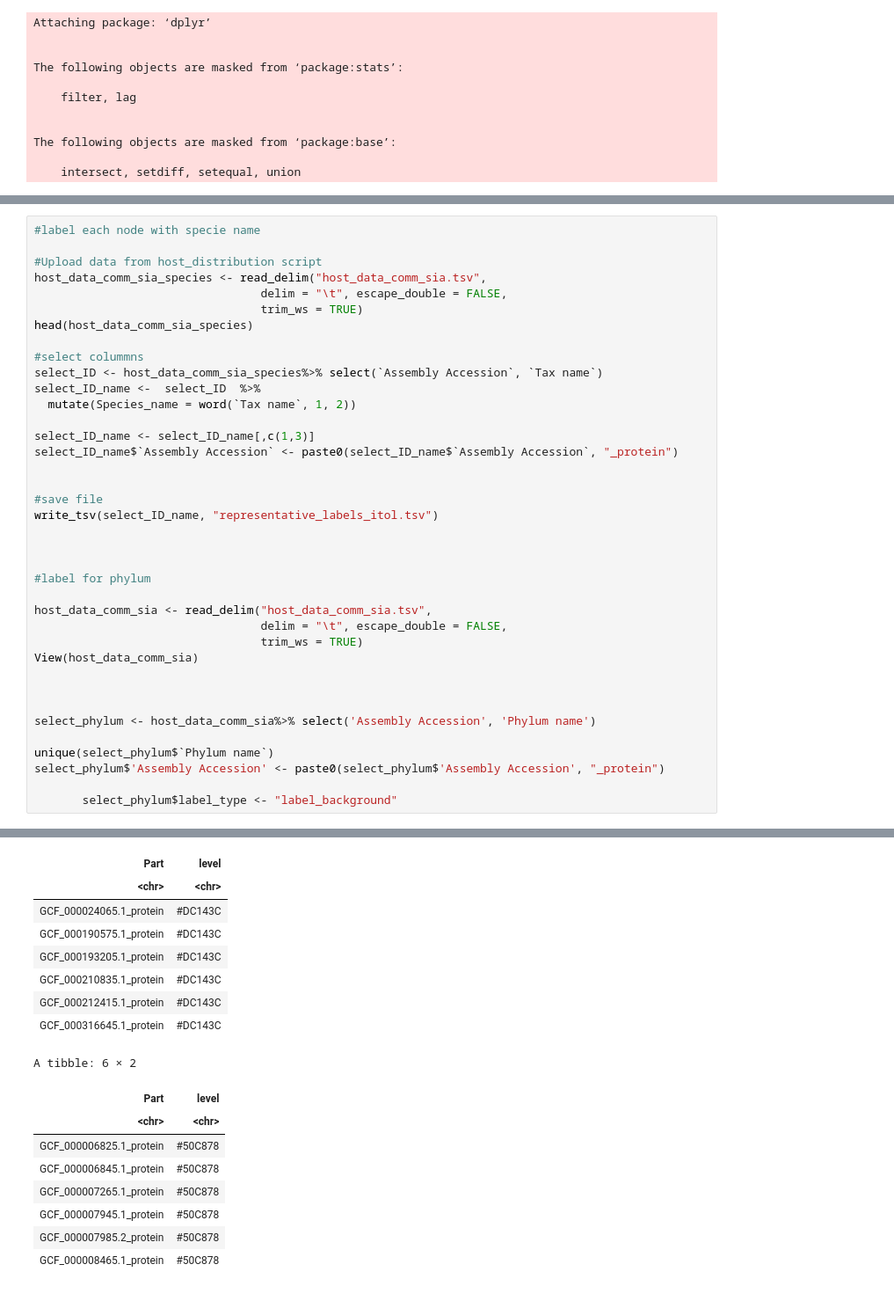
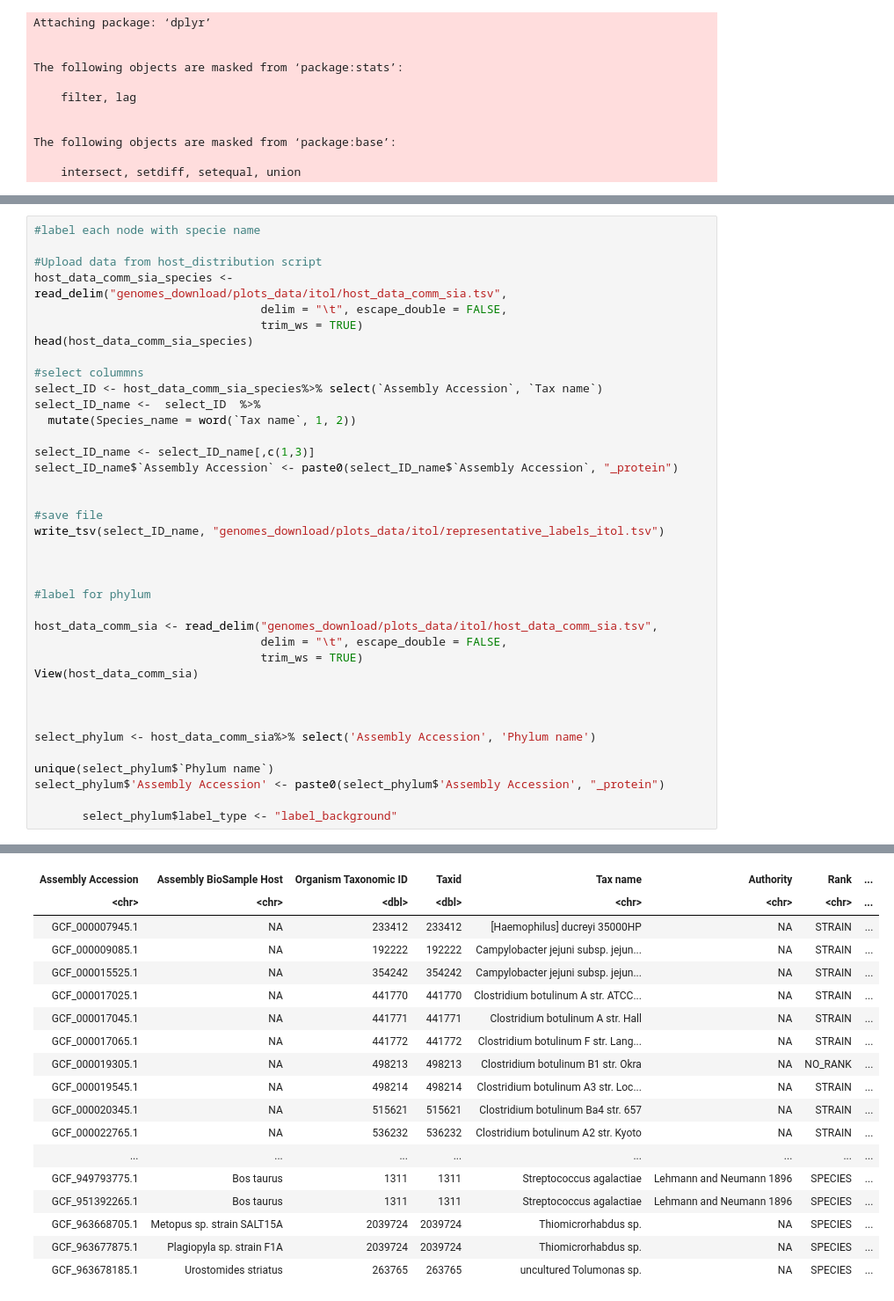
Before and after one commit to edtankian97/microbiota_sialylation, a Jupyter notebook: genomes_download/scripts/jupyter_scripts/itol_notation.ipynb, the cells around one changed output, grey strips where cells are left out. Shown at 88% size. Drawn from its saved outputs; the diff is of its cells as text.

Commit message:
add itols files

```diff
--- a/genomes_download/scripts/jupyter_scripts/itol_notation.ipynb
+++ b/genomes_download/scripts/jupyter_scripts/itol_notation.ipynb
@@ -338,7 +457,7 @@ A tibble: 6 × 2
 #label each node with specie name
 
 #Upload data from host_distribution script
-host_data_comm_sia_species <- read_delim("host_data_comm_sia.tsv",
+host_data_comm_sia_species <- read_delim("genomes_download/plots_data/itol/host_data_comm_sia.tsv",
                                  delim = "\t", escape_double = FALSE,
                                  trim_ws = TRUE)
 head(host_data_comm_sia_species)
@@ -353,13 +472,13 @@ select_ID_name$`Assembly Accession` <- paste0(select_ID_name$`Assembly Accession
 
 
 #save file
-write_tsv(select_ID_name, "representative_labels_itol.tsv")
+write_tsv(select_ID_name, "genomes_download/plots_data/itol/representative_labels_itol.tsv")
 
 
 
 #label for phylum
 
-host_data_comm_sia <- read_delim("host_data_comm_sia.tsv",
+host_data_comm_sia <- read_delim("genomes_download/plots_data/itol/host_data_comm_sia.tsv",
                                  delim = "\t", escape_double = FALSE,
                                  trim_ws = TRUE)
 View(host_data_comm_sia)
@@ -386,17 +531,18 @@ A tibble: 6 × 2
-| Part | level |
-| <chr> | <chr> |
-| GCF_000024065.1_protein | #DC143C |
-| GCF_000190575.1_protein | #DC143C |
-| GCF_000193205.1_protein | #DC143C |
-| GCF_000210835.1_protein | #DC143C |
-| GCF_000212415.1_protein | #DC143C |
-| GCF_000316645.1_protein | #DC143C |
+| Assembly Accession | Assembly BioSample Host | Organism Taxonomic ID | Taxid | Tax name | Authority | Rank | ... |
+| <chr> | <chr> | <dbl> | <dbl> | <chr> | <chr> | <chr> | ... |
+| GCF_000007945.1 | NA | 233412 | 233412 | [Haemophilus] ducreyi 35000HP | NA | STRAIN | ... |
+| GCF_000009085.1 | NA | 192222 | 192222 | Campylobacter jejuni subsp. jejun... | NA | STRAIN | ... |
+| GCF_000015525.1 | NA | 354242 | 354242 | Campylobacter jejuni subsp. jejun... | NA | STRAIN | ... |
+| GCF_000017025.1 | NA | 441770 | 441770 | Clostridium botulinum A str. ATCC... | NA | STRAIN | ... |
+| GCF_000017045.1 | NA | 441771 | 441771 | Clostridium botulinum A str. Hall | NA | STRAIN | ... |
+| GCF_000017065.1 | NA | 441772 | 441772 | Clostridium botulinum F str. Lang... | NA | STRAIN | ... |
+| GCF_000019305.1 | NA | 498213 | 498213 | Clostridium botulinum B1 str. Okra | NA | NO_RANK | ... |
+| GCF_000019545.1 | NA | 498214 | 498214 | Clostridium botulinum A3 str. Loc... | NA | STRAIN | ... |
+| GCF_000020345.1 | NA | 515621 | 515621 | Clostridium botulinum Ba4 str. 657 | NA | STRAIN | ... |
+| GCF_000022765.1 | NA | 536232 | 536232 | Clostridium botulinum A2 str. Kyoto | NA | STRAIN | ... |
+| ... | ... | ... | ... | ... | ... | ... | ... |
+| GCF_949793775.1 | Bos taurus | 1311 | 1311 | Streptococcus agalactiae | Lehmann and Neumann 1896 | SPECIES | ... |
+| GCF_951392265.1 | Bos taurus | 1311 | 1311 | Streptococcus agalactiae | Lehmann and Neumann 1896 | SPECIES | ... |
+| GCF_963668705.1 | Metopus sp. strain SALT15A | 2039724 | 2039724 | Thiomicrorhabdus sp. | NA | SPECIES | ... |
+| GCF_963677875.1 | Plagiopyla sp. strain F1A | 2039724 | 2039724 | Thiomicrorhabdus sp. | NA | SPECIES | ... |
+| GCF_963678185.1 | Urostomides striatus | 263765 | 263765 | uncultured Tolumonas sp. | NA | SPECIES | ... |
-A tibble: 6 × 2
-| Part | level |
-| <chr> | <chr> |
-| GCF_000006825.1_protein | #50C878 |
-| GCF_000006845.1_protein | #50C878 |
-| GCF_000007265.1_protein | #50C878 |
-| GCF_000007945.1_protein | #50C878 |
-| GCF_000007985.2_protein | #50C878 |
-| GCF_000008465.1_protein | #50C878 |
```
Also changed, not shown: parts of 11 cells of this notebook, 14 other files.
